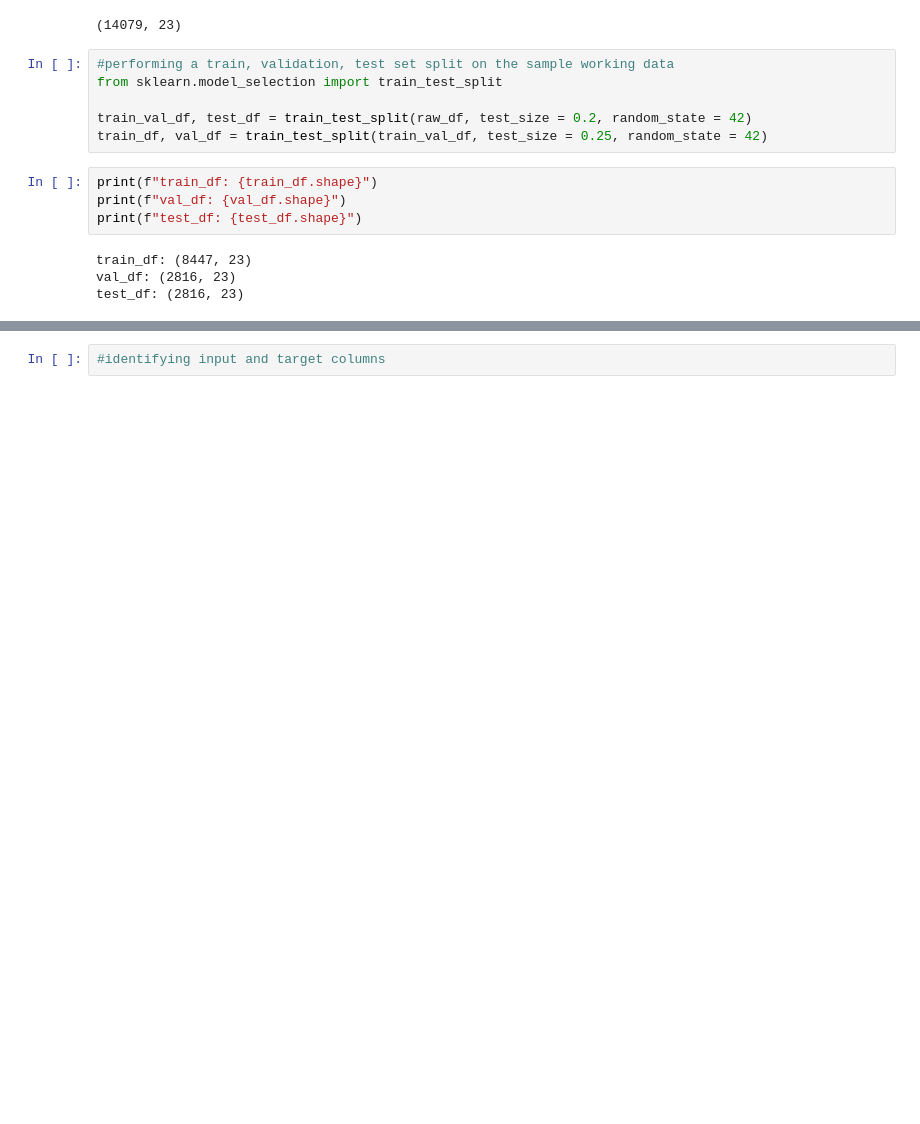
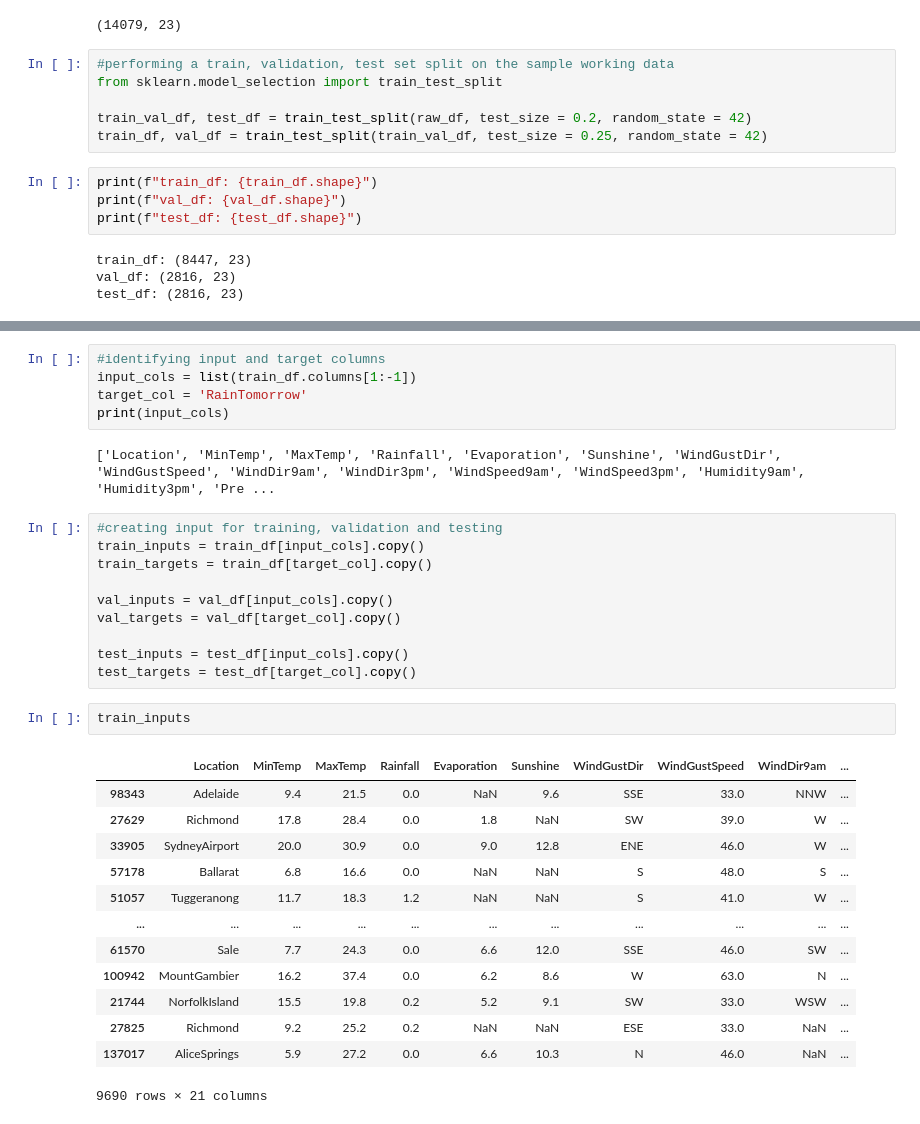
Before and after one commit to Surya8Singh/Portfolio_Projects, a Jupyter notebook: rain-prediction-logistic-regression.ipynb, the cells around one changed output, grey strips where cells are left out. Saved outputs shown, nothing was run; the diff lists cells and outputs as text; blank space fills up the shorter version.

```diff
--- a/rain-prediction-logistic-regression.ipynb
+++ b/rain-prediction-logistic-regression.ipynb
@@ -177,2 +178,33 @@ test_df
 # %%
 #identifying input and target columns
+input_cols = list(train_df.columns[1:-1])
+target_col = 'RainTomorrow'
+print(input_cols)
+# %% [output]
+['Location', 'MinTemp', 'MaxTemp', 'Rainfall', 'Evaporation', 'Sunshine', 'WindGustDir', 'WindGustSpeed', 'WindDir9am', 'WindDir3pm', 'WindSpeed9am', 'WindSpeed3pm', 'Humidity9am', 'Humidity3pm', 'Pre ...
+# %%
+#creating input for training, validation and testing
+train_inputs = train_df[input_cols].copy()
+train_targets = train_df[target_col].copy()
+
+val_inputs = val_df[input_cols].copy()
+val_targets = val_df[target_col].copy()
+
+test_inputs = test_df[input_cols].copy()
+test_targets = test_df[target_col].copy()
+# %%
+train_inputs
+# %% [output]
+|  | Location | MinTemp | MaxTemp | Rainfall | Evaporation | Sunshine | WindGustDir | WindGustSpeed | WindDir9am | ... |
+| 98343 | Adelaide | 9.4 | 21.5 | 0.0 | NaN | 9.6 | SSE | 33.0 | NNW | ... |
+| 27629 | Richmond | 17.8 | 28.4 | 0.0 | 1.8 | NaN | SW | 39.0 | W | ... |
+| 33905 | SydneyAirport | 20.0 | 30.9 | 0.0 | 9.0 | 12.8 | ENE | 46.0 | W | ... |
+| 57178 | Ballarat | 6.8 | 16.6 | 0.0 | NaN | NaN | S | 48.0 | S | ... |
+| 51057 | Tuggeranong | 11.7 | 18.3 | 1.2 | NaN | NaN | S | 41.0 | W | ... |
+| ... | ... | ... | ... | ... | ... | ... | ... | ... | ... | ... |
+| 61570 | Sale | 7.7 | 24.3 | 0.0 | 6.6 | 12.0 | SSE | 46.0 | SW | ... |
+| 100942 | MountGambier | 16.2 | 37.4 | 0.0 | 6.2 | 8.6 | W | 63.0 | N | ... |
+| 21744 | NorfolkIsland | 15.5 | 19.8 | 0.2 | 5.2 | 9.1 | SW | 33.0 | WSW | ... |
+| 27825 | Richmond | 9.2 | 25.2 | 0.2 | NaN | NaN | ESE | 33.0 | NaN | ... |
+| 137017 | AliceSprings | 5.9 | 27.2 | 0.0 | 6.6 | 10.3 | N | 46.0 | NaN | ... |
+9690 rows × 21 columns
```
Also changed, not shown: parts of 20 cells of this notebook.
